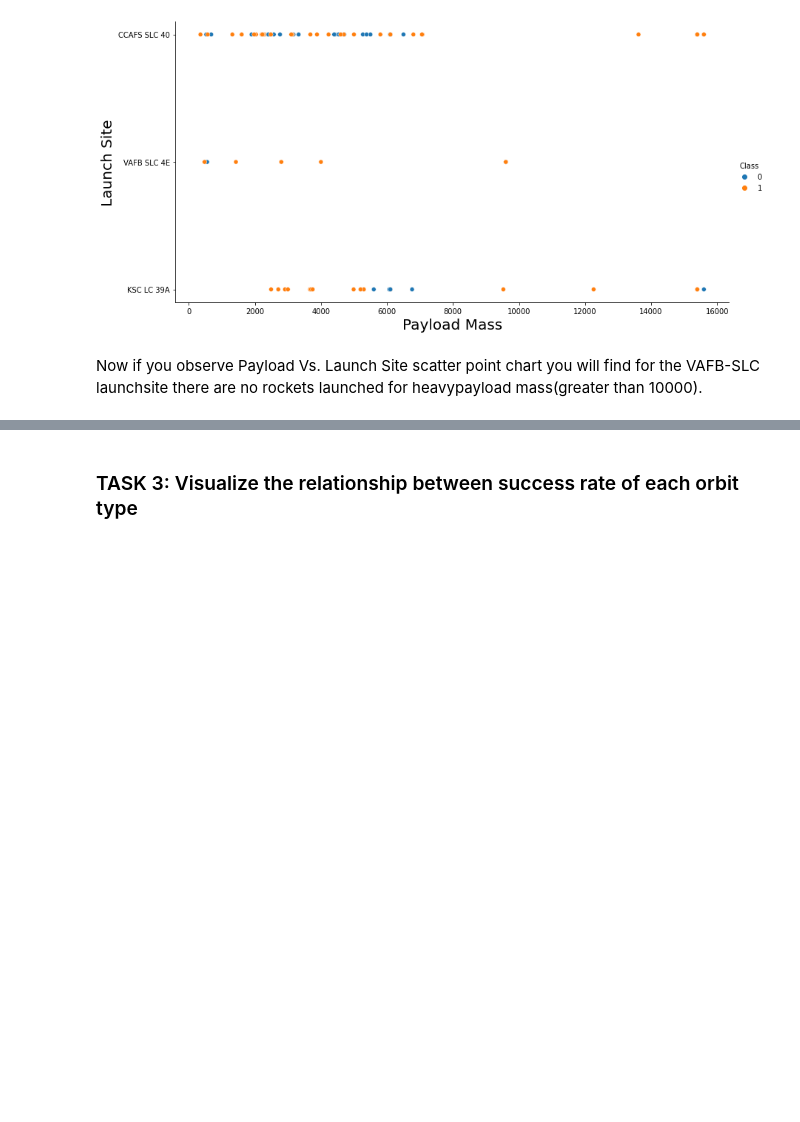
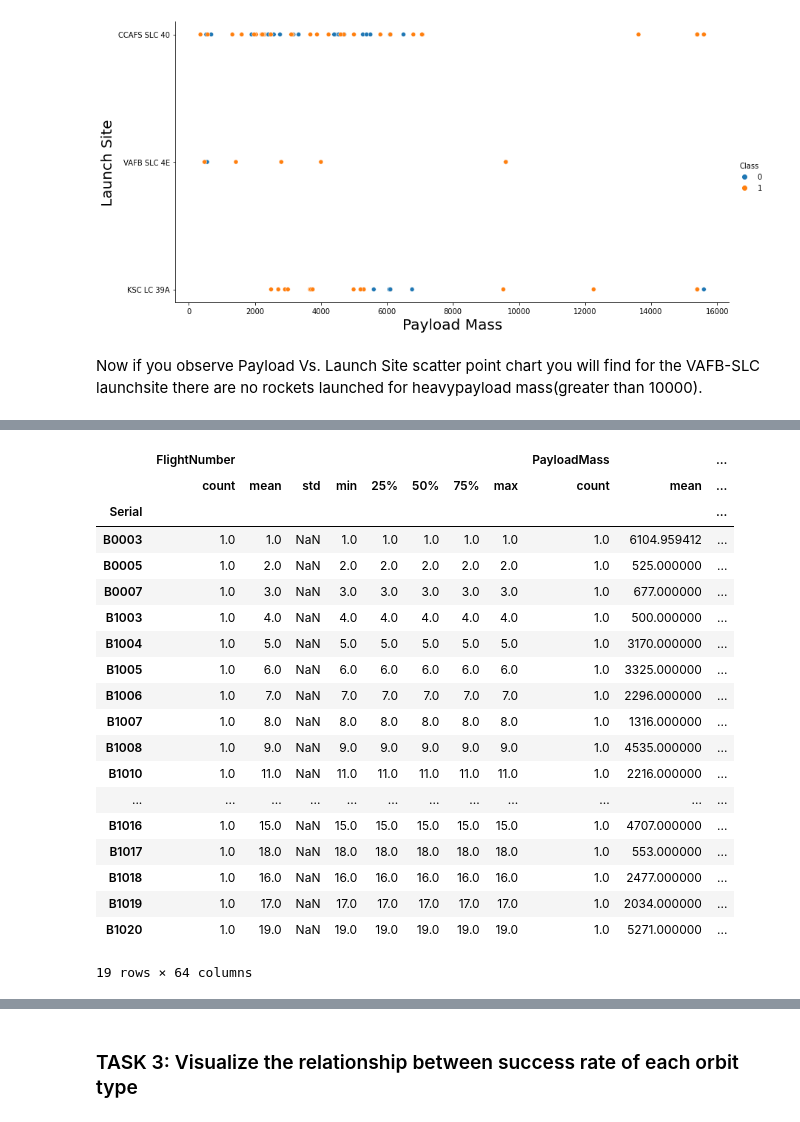
Before and after one commit to JAMESCUDERO/Marathon, a Jupyter notebook: 5_EDA_with_Data_Visualisation.ipynb, the cells around one changed output, grey strips where cells are left out. Cells and saved outputs as stored; diff of their text form; code cells hidden in the pictures; blank space fills up the shorter version.

```diff
--- a/5_EDA_with_Data_Visualisation.ipynb
+++ b/5_EDA_with_Data_Visualisation.ipynb
@@ -134,3 +140,30 @@ dfjaime.head()
+# %%
+dfV1=df.query('Block==1')
+# %%
+dfnombre = dfV1.groupby('Serial')
+# %%
+dfnombre.describe()
+# %% [output]
+|  | FlightNumber |  |  |  |  |  |  |  | PayloadMass |  | ... |
+|  | count | mean | std | min | 25% | 50% | 75% | max | count | mean | ... |
+| Serial |  |  |  |  |  |  |  |  |  |  | ... |
+| B0003 | 1.0 | 1.0 | NaN | 1.0 | 1.0 | 1.0 | 1.0 | 1.0 | 1.0 | 6104.959412 | ... |
+| B0005 | 1.0 | 2.0 | NaN | 2.0 | 2.0 | 2.0 | 2.0 | 2.0 | 1.0 | 525.000000 | ... |
+| B0007 | 1.0 | 3.0 | NaN | 3.0 | 3.0 | 3.0 | 3.0 | 3.0 | 1.0 | 677.000000 | ... |
+| B1003 | 1.0 | 4.0 | NaN | 4.0 | 4.0 | 4.0 | 4.0 | 4.0 | 1.0 | 500.000000 | ... |
+| B1004 | 1.0 | 5.0 | NaN | 5.0 | 5.0 | 5.0 | 5.0 | 5.0 | 1.0 | 3170.000000 | ... |
+| B1005 | 1.0 | 6.0 | NaN | 6.0 | 6.0 | 6.0 | 6.0 | 6.0 | 1.0 | 3325.000000 | ... |
+| B1006 | 1.0 | 7.0 | NaN | 7.0 | 7.0 | 7.0 | 7.0 | 7.0 | 1.0 | 2296.000000 | ... |
+| B1007 | 1.0 | 8.0 | NaN | 8.0 | 8.0 | 8.0 | 8.0 | 8.0 | 1.0 | 1316.000000 | ... |
+| B1008 | 1.0 | 9.0 | NaN | 9.0 | 9.0 | 9.0 | 9.0 | 9.0 | 1.0 | 4535.000000 | ... |
+| B1010 | 1.0 | 11.0 | NaN | 11.0 | 11.0 | 11.0 | 11.0 | 11.0 | 1.0 | 2216.000000 | ... |
+| ... | ... | ... | ... | ... | ... | ... | ... | ... | ... | ... | ... |
+| B1016 | 1.0 | 15.0 | NaN | 15.0 | 15.0 | 15.0 | 15.0 | 15.0 | 1.0 | 4707.000000 | ... |
+| B1017 | 1.0 | 18.0 | NaN | 18.0 | 18.0 | 18.0 | 18.0 | 18.0 | 1.0 | 553.000000 | ... |
+| B1018 | 1.0 | 16.0 | NaN | 16.0 | 16.0 | 16.0 | 16.0 | 16.0 | 1.0 | 2477.000000 | ... |
+| B1019 | 1.0 | 17.0 | NaN | 17.0 | 17.0 | 17.0 | 17.0 | 17.0 | 1.0 | 2034.000000 | ... |
+| B1020 | 1.0 | 19.0 | NaN | 19.0 | 19.0 | 19.0 | 19.0 | 19.0 | 1.0 | 5271.000000 | ... |
+19 rows × 64 columns
 # %%
 grouped_data = df.groupby('LaunchSite')
 # %%
```
Also changed, not shown: parts of 8 cells of this notebook.
